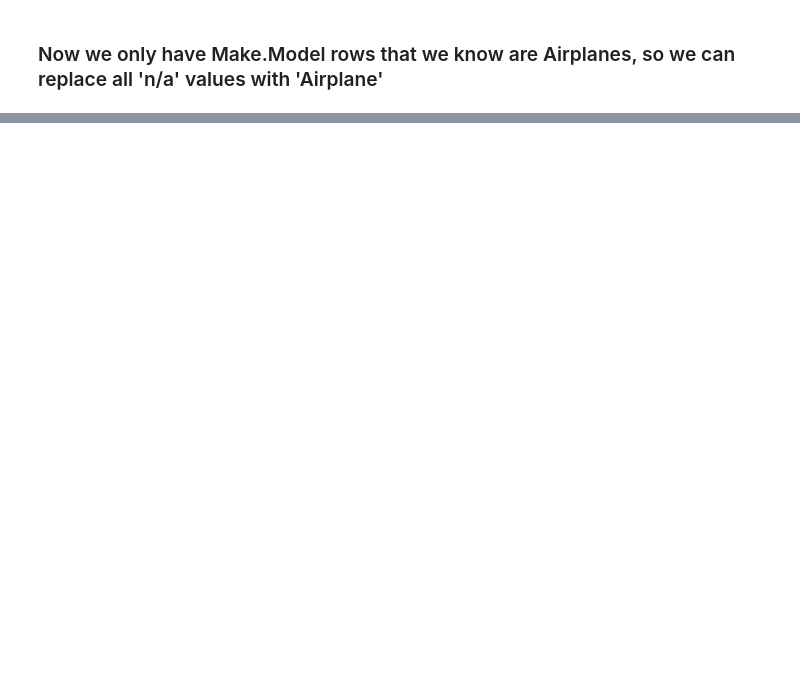
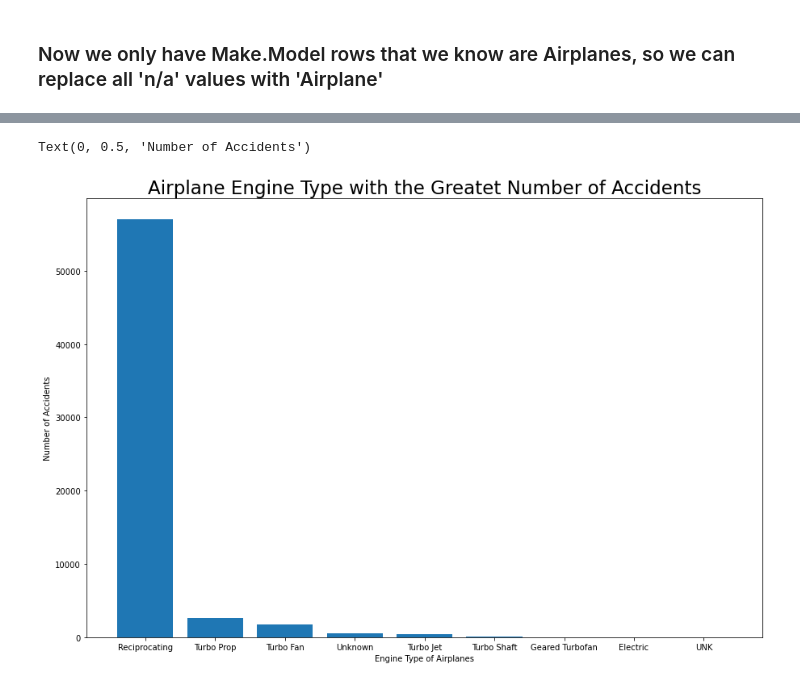
Before and after one commit to BobbyGerberick/Avation_Safety_Data_Analysis, a Jupyter notebook: claire_data_cleaning.ipynb, the cells around one changed output, grey strips where cells are left out. Saved outputs shown, nothing was run; the diff lists cells and outputs as text; code cells hidden in the pictures; blank space fills up the shorter version.

```diff
--- a/claire_data_cleaning.ipynb
+++ b/claire_data_cleaning.ipynb
@@ -155,0 +355,23 @@ df_ap_mm['Aircraft.Category'] = df_ap_mm['Aircraft.Category'].replace(['n/a'], '
+# %%
+# Top 10 makes of airplanes that had a crash in the last 30 years:
+
+airplane_makes = list(df_ap_mm['Engine.Type'].value_counts()[0:10].index)
+accident_counts = list(df_ap_mm['Engine.Type'].value_counts()[0:10].values)
+
+
+bar_chart_title = 'Airplane Engine Type with the Greatet Number of Accidents'
+bar_chart_count_label = 'Engine Type of Airplanes'
+bar_chart_series_label = 'Number of Accidents'
+
+fig, ax= plt.subplots(figsize=(15, 10))
+
+ax.set_title(bar_chart_title, fontsize=23)
+
+ax.bar(x=airplane_makes, height=accident_counts)
+
+ax.set_xlabel(bar_chart_count_label)
+
+ax.set_ylabel(bar_chart_series_label)
+# %% [output]
+Text(0, 0.5, 'Number of Accidents')
+[figure, added]
```
Also changed, not shown: parts of 32 cells of this notebook.
